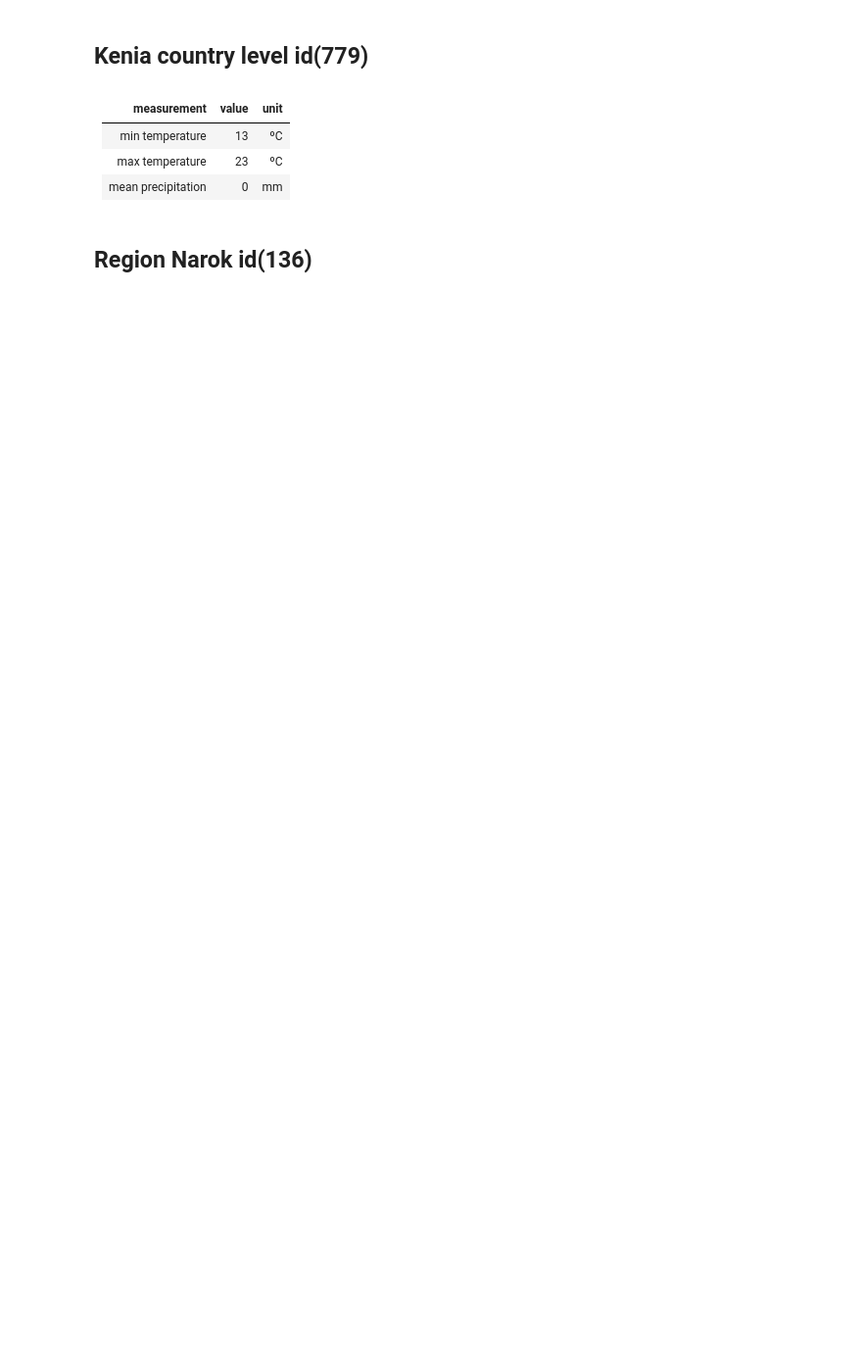
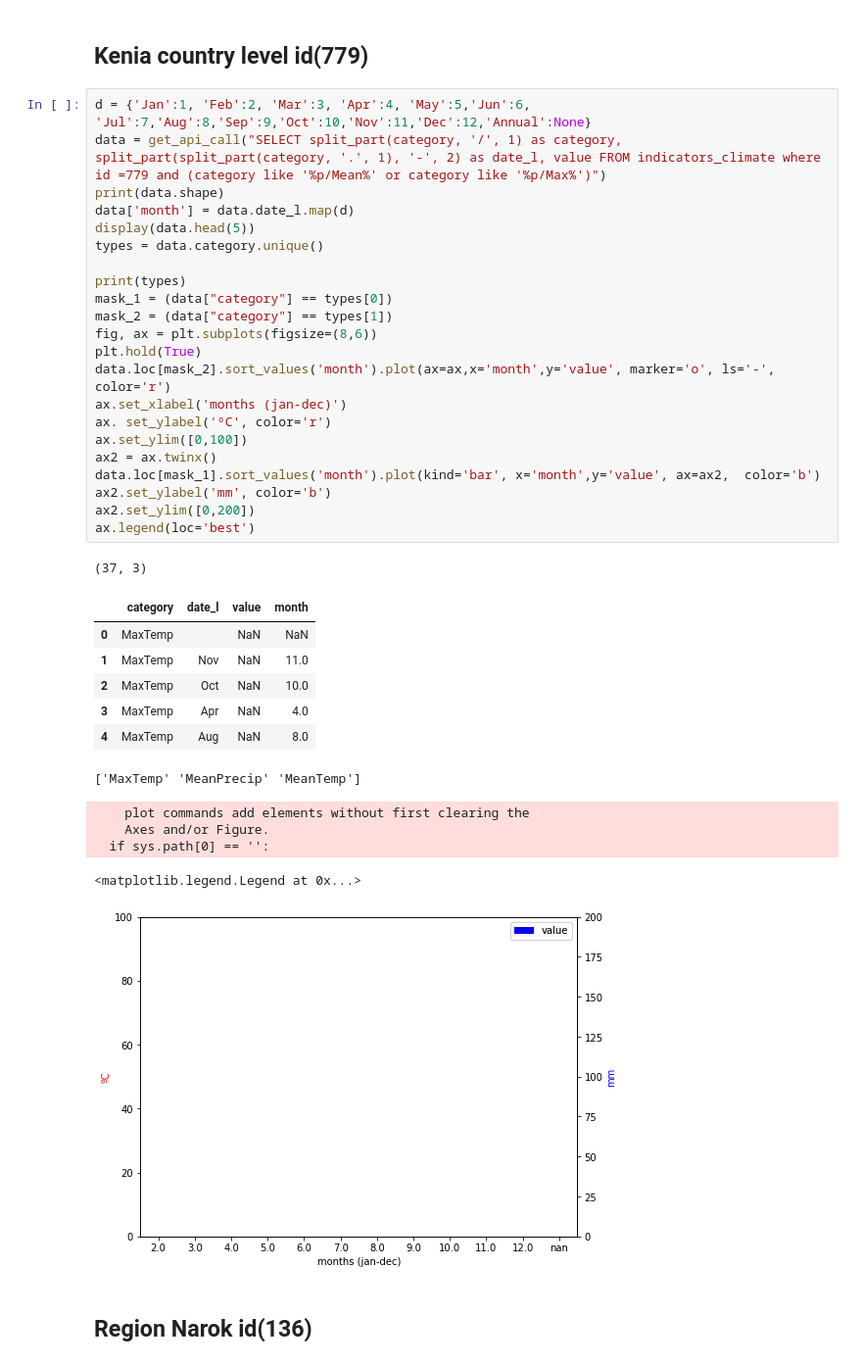
Before and after one commit to Vizzuality/notebooks, a Jupyter notebook: Kenia-dashboard/dashboard-exploration.ipynb, the cells around one changed output. Shown at 98% size. Drawn from its saved outputs; the diff is of its cells as text; blank space fills up the shorter version.

Commit message:
added climatological data

```diff
--- a/Kenia-dashboard/dashboard-exploration.ipynb
+++ b/Kenia-dashboard/dashboard-exploration.ipynb
@@ -633,10 +598,40 @@ for t in types:
 # %% [markdown]
 ## Kenia country level id(779)
-# %% [markdown]
-|measurement|value|unit|
-|---|---|---|
-|min temperature|13|ºC|
-|max temperature|23|ºC|
-|mean precipitation|0|mm|
+# %%
+d = {'Jan':1, 'Feb':2, 'Mar':3, 'Apr':4, 'May':5,'Jun':6, 'Jul':7,'Aug':8,'Sep':9,'Oct':10,'Nov':11,'Dec':12,'Annual':None}
+data = get_api_call("SELECT split_part(category, '/', 1) as category, split_part(split_part(category, '.', 1), '-', 2) as date_l, value FROM indicators_climate where id =779 and (category like '%p/Mean%' or category like '%p/Max%')")
+print(data.shape)
+data['month'] = data.date_l.map(d)
+display(data.head(5))
+types = data.category.unique()
+
+print(types)
+mask_1 = (data["category"] == types[0])
+mask_2 = (data["category"] == types[1])
+fig, ax = plt.subplots(figsize=(8,6))
+plt.hold(True)
+data.loc[mask_2].sort_values('month').plot(ax=ax,x='month',y='value', marker='o', ls='-', color='r')
+ax.set_xlabel('months (jan-dec)')
+ax. set_ylabel('ºC', color='r')
+ax.set_ylim([0,100])
+ax2 = ax.twinx()
+data.loc[mask_1].sort_values('month').plot(kind='bar', x='month',y='value', ax=ax2,  color='b')
+ax2.set_ylabel('mm', color='b')
+ax2.set_ylim([0,200])
+ax.legend(loc='best')
+# %% [output]
+(37, 3)
+|  | category | date_l | value | month |
+| 0 | MaxTemp |  | NaN | NaN |
+| 1 | MaxTemp | Nov | NaN | 11.0 |
+| 2 | MaxTemp | Oct | NaN | 10.0 |
+| 3 | MaxTemp | Apr | NaN | 4.0 |
+| 4 | MaxTemp | Aug | NaN | 8.0 |
+['MaxTemp' 'MeanPrecip' 'MeanTemp']
+    plot commands add elements without first clearing the
+    Axes and/or Figure.
+  if sys.path[0] == '':
+<matplotlib.legend.Legend at 0x...>
+[figure, added]
 # %% [markdown]
 ## Region Narok id(136)
```
Also changed, not shown: parts of 12 cells of this notebook.
